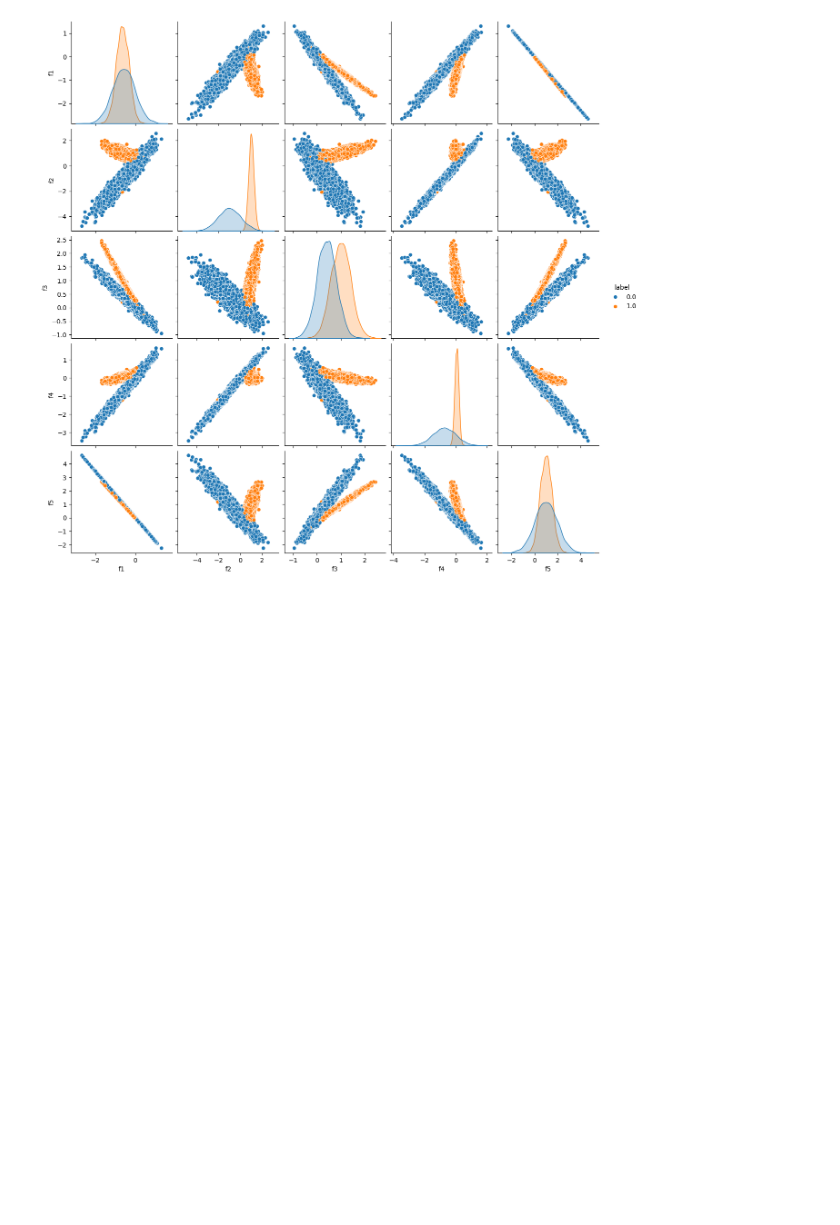
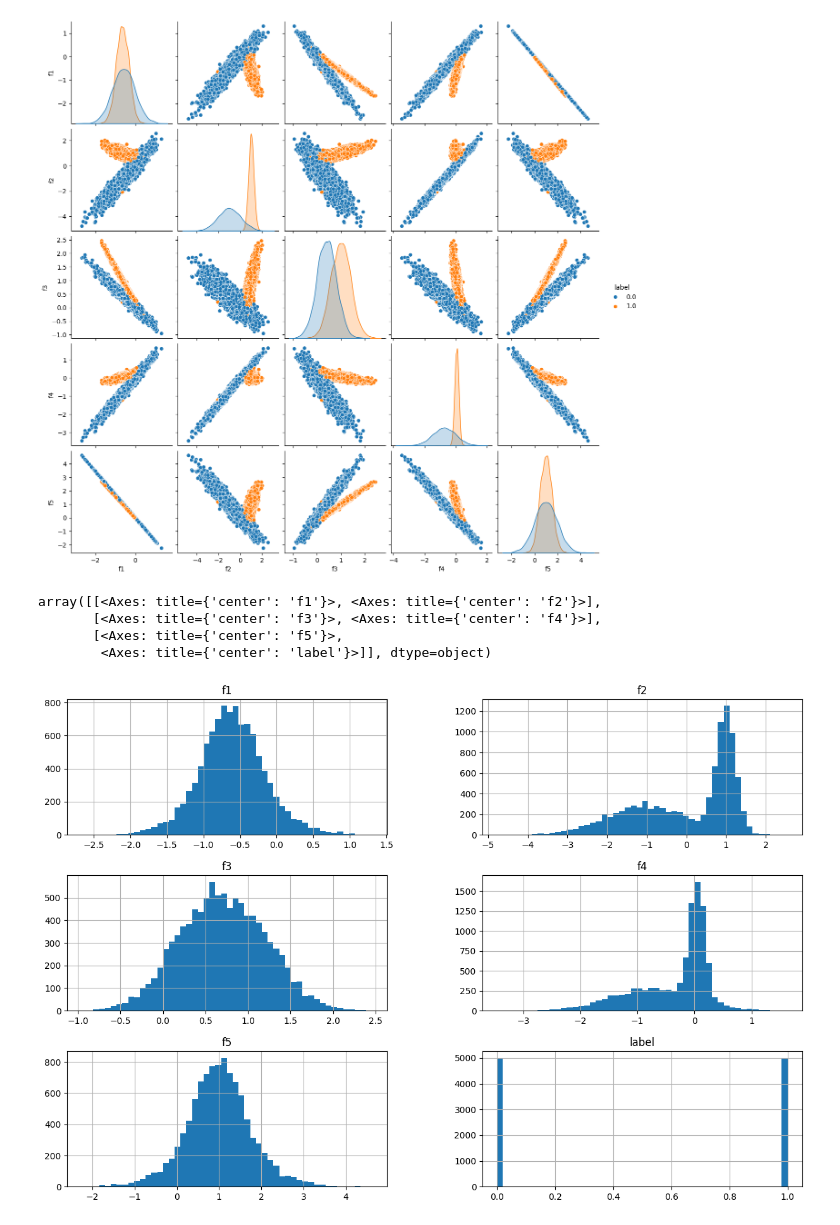
Before and after one commit to krskovape/Machine_learning, a Jupyter notebook: 08_ML_workflow/08_LAB_mlgeo_ML_workflow_exercise.ipynb, the cells around one changed output. Saved outputs shown, nothing was run; the diff lists cells and outputs as text; code cells hidden in the pictures; blank space fills up the shorter version.

```diff
--- a/08_ML_workflow/08_LAB_mlgeo_ML_workflow_exercise.ipynb
+++ b/08_ML_workflow/08_LAB_mlgeo_ML_workflow_exercise.ipynb
@@ -95,4 +153,10 @@ sns.pairplot(df, hue='label')
 <seaborn.axisgrid.PairGrid at 0x...>
 [figure]
 # %%
-pass
+df.hist(bins=50, figsize=(15,10))
+# %% [output]
+array([[<Axes: title={'center': 'f1'}>, <Axes: title={'center': 'f2'}>],
+       [<Axes: title={'center': 'f3'}>, <Axes: title={'center': 'f4'}>],
+       [<Axes: title={'center': 'f5'}>,
+        <Axes: title={'center': 'label'}>]], dtype=object)
+[figure, added]
```
Also changed, not shown: parts of 40 cells of this notebook, 2 other files.
